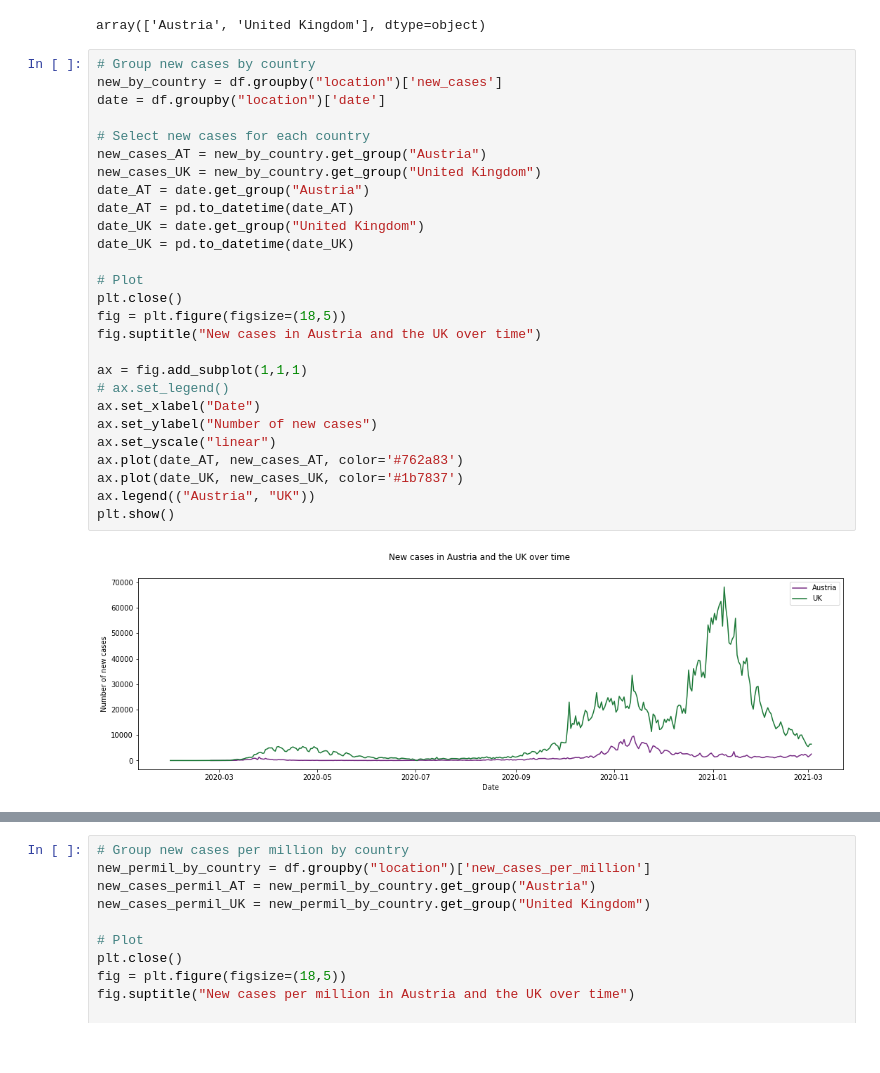
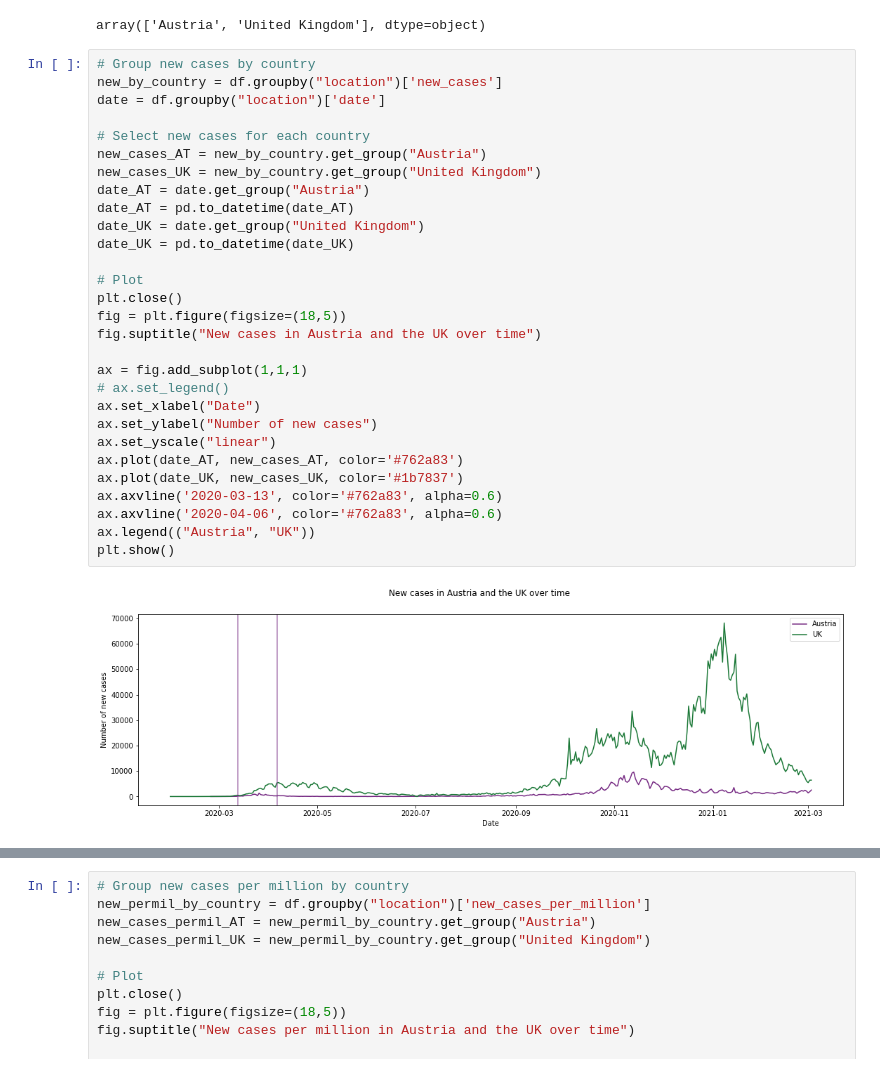
Before and after one commit to acumpelik/DataVisualizationClass, a Jupyter notebook: Week 2/DataVis2021_Assignment2_Cumpelik.ipynb, the cells around one changed output, grey strips where cells are left out. Saved outputs shown, nothing was run; the diff lists cells and outputs as text.

```diff
--- a/Week 2/DataVis2021_Assignment2_Cumpelik.ipynb
+++ b/Week 2/DataVis2021_Assignment2_Cumpelik.ipynb
@@ -122,32 +122,34 @@ array(['Austria', 'United Kingdom'], dtype=object)
 # %%
 # Group new cases by country
 new_by_country = df.groupby("location")['new_cases']
 date = df.groupby("location")['date']
 
 # Select new cases for each country
 new_cases_AT = new_by_country.get_group("Austria")
 new_cases_UK = new_by_country.get_group("United Kingdom")
 date_AT = date.get_group("Austria")
 date_AT = pd.to_datetime(date_AT)
 date_UK = date.get_group("United Kingdom")
 date_UK = pd.to_datetime(date_UK)
 
 # Plot
 plt.close()
 fig = plt.figure(figsize=(18,5))
 fig.suptitle("New cases in Austria and the UK over time")
 
 ax = fig.add_subplot(1,1,1)
 # ax.set_legend()
 ax.set_xlabel("Date")
 ax.set_ylabel("Number of new cases")
 ax.set_yscale("linear")
 ax.plot(date_AT, new_cases_AT, color='#762a83')
 ax.plot(date_UK, new_cases_UK, color='#1b7837')
+ax.axvline('2020-03-13', color='#762a83', alpha=0.6)
+ax.axvline('2020-04-06', color='#762a83', alpha=0.6)
 ax.legend(("Austria", "UK"))
 plt.show()
 # %% [output]
-[figure, old version]
+[figure, new version]
 # %%
 fig = plt.figure(figsize=(18,5))
 ax = fig.add_subplot(1,1,1)
```
Also changed, not shown: parts of 3 cells of this notebook.
